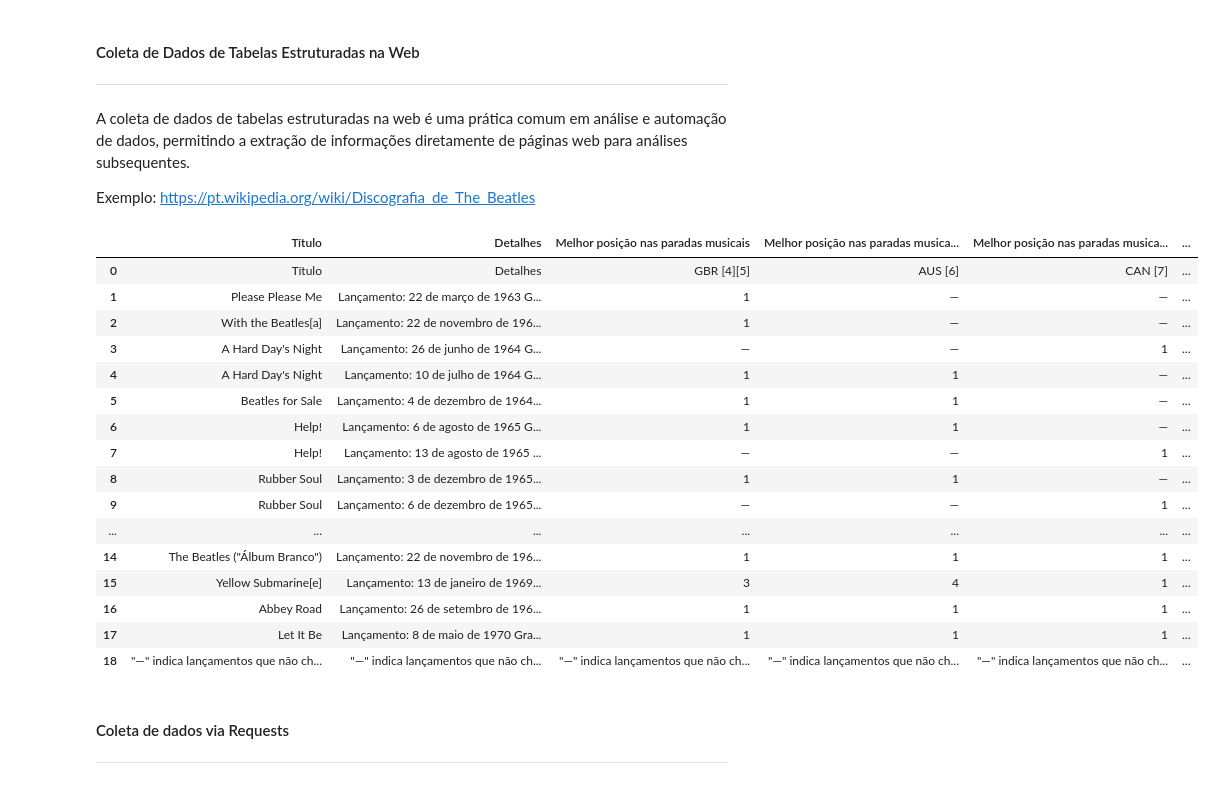
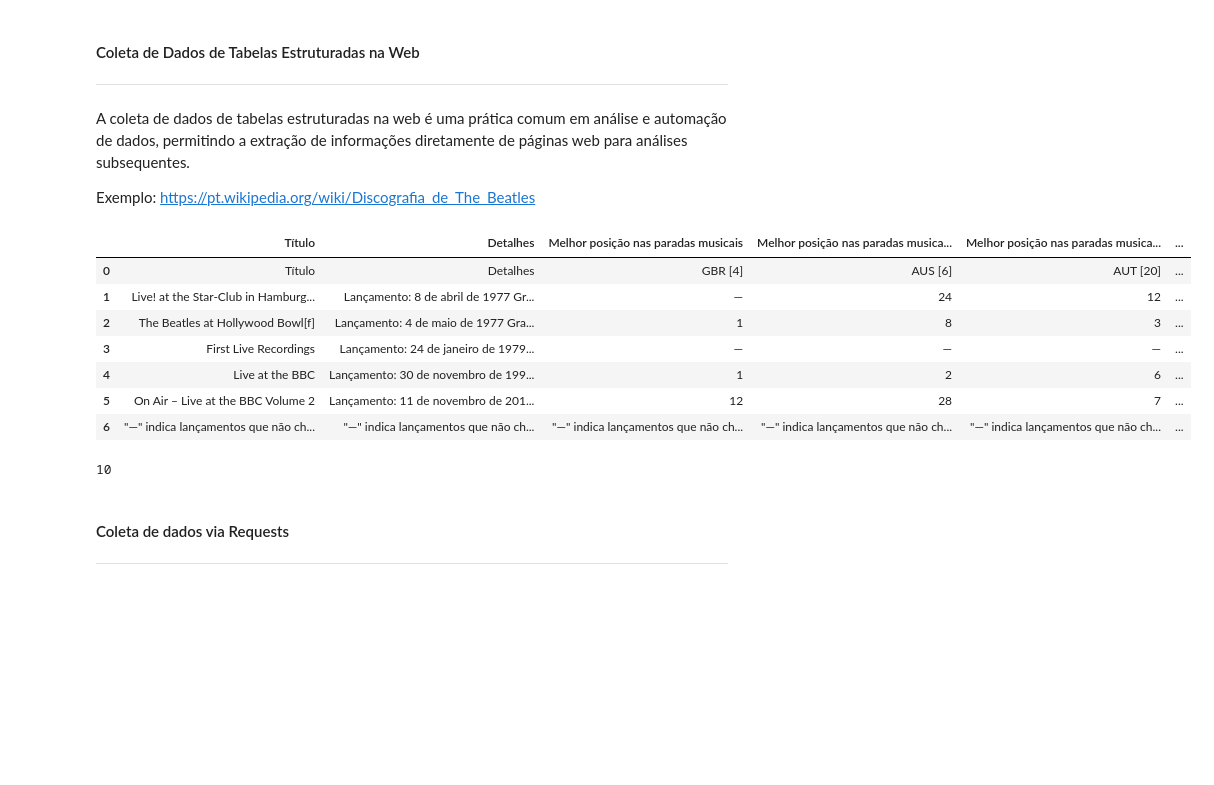
Before and after one commit to KesleyJS/pythonParaCienciaDeDados, a Jupyter notebook: Manipulação de Dados/01 - Coleta de dados utilizando Pandas.ipynb, the cells around one changed output. Saved outputs shown, nothing was run; the diff lists cells and outputs as text; code cells hidden in the pictures; blank space fills up the shorter version.

```diff
--- a/Manipulação de Dados/01 - Coleta de dados utilizando Pandas.ipynb
+++ b/Manipulação de Dados/01 - Coleta de dados utilizando Pandas.ipynb
@@ -155,25 +149,20 @@ Exemplo: https://pt.wikipedia.org/wiki/Discografia_de_The_Beatles
 html = 'https://pt.wikipedia.org/wiki/Discografia_de_The_Beatles'
 lista_tabelas = pd.read_html(html, header=[0])
 # %%
-lista_tabelas[1]
+lista_tabelas[2]
 # %% [output]
 |  | Título | Detalhes | Melhor posição nas paradas musicais | Melhor posição nas paradas musica... | Melhor posição nas paradas musica... | ... |
-| 0 | Título | Detalhes | GBR [4][5] | AUS [6] | CAN [7] | ... |
-| 1 | Please Please Me | Lançamento: 22 de março de 1963 G... | 1 | — | — | ... |
-| 2 | With the Beatles[a] | Lançamento: 22 de novembro de 196... | 1 | — | — | ... |
-| 3 | A Hard Day's Night | Lançamento: 26 de junho de 1964 G... | — | — | 1 | ... |
-| 4 | A Hard Day's Night | Lançamento: 10 de julho de 1964 G... | 1 | 1 | — | ... |
-| 5 | Beatles for Sale | Lançamento: 4 de dezembro de 1964... | 1 | 1 | — | ... |
-| 6 | Help! | Lançamento: 6 de agosto de 1965 G... | 1 | 1 | — | ... |
-| 7 | Help! | Lançamento: 13 de agosto de 1965 ... | — | — | 1 | ... |
-| 8 | Rubber Soul | Lançamento: 3 de dezembro de 1965... | 1 | 1 | — | ... |
-| 9 | Rubber Soul | Lançamento: 6 de dezembro de 1965... | — | — | 1 | ... |
-| ... | ... | ... | ... | ... | ... | ... |
-| 14 | The Beatles ("Álbum Branco") | Lançamento: 22 de novembro de 196... | 1 | 1 | 1 | ... |
-| 15 | Yellow Submarine[e] | Lançamento: 13 de janeiro de 1969... | 3 | 4 | 1 | ... |
-| 16 | Abbey Road | Lançamento: 26 de setembro de 196... | 1 | 1 | 1 | ... |
-| 17 | Let It Be | Lançamento: 8 de maio de 1970 Gra... | 1 | 1 | 1 | ... |
-| 18 | "—" indica lançamentos que não ch... | "—" indica lançamentos que não ch... | "—" indica lançamentos que não ch... | "—" indica lançamentos que não ch... | "—" indica lançamentos que não ch... | ... |
+| 0 | Título | Detalhes | GBR [4] | AUS [6] | AUT [20] | ... |
+| 1 | Live! at the Star-Club in Hamburg... | Lançamento: 8 de abril de 1977 Gr... | — | 24 | 12 | ... |
+| 2 | The Beatles at Hollywood Bowl[f] | Lançamento: 4 de maio de 1977 Gra... | 1 | 8 | 3 | ... |
+| 3 | First Live Recordings | Lançamento: 24 de janeiro de 1979... | — | — | — | ... |
+| 4 | Live at the BBC | Lançamento: 30 de novembro de 199... | 1 | 2 | 6 | ... |
+| 5 | On Air – Live at the BBC Volume 2 | Lançamento: 11 de novembro de 201... | 12 | 28 | 7 | ... |
+| 6 | "—" indica lançamentos que não ch... | "—" indica lançamentos que não ch... | "—" indica lançamentos que não ch... | "—" indica lançamentos que não ch... | "—" indica lançamentos que não ch... | ... |
+# %%
+len(lista_tabelas)
+# %% [output]
+10
 # %% [markdown]
 #### Coleta de dados via Requests
 ***
```
Also changed, not shown: parts of 15 cells of this notebook.
